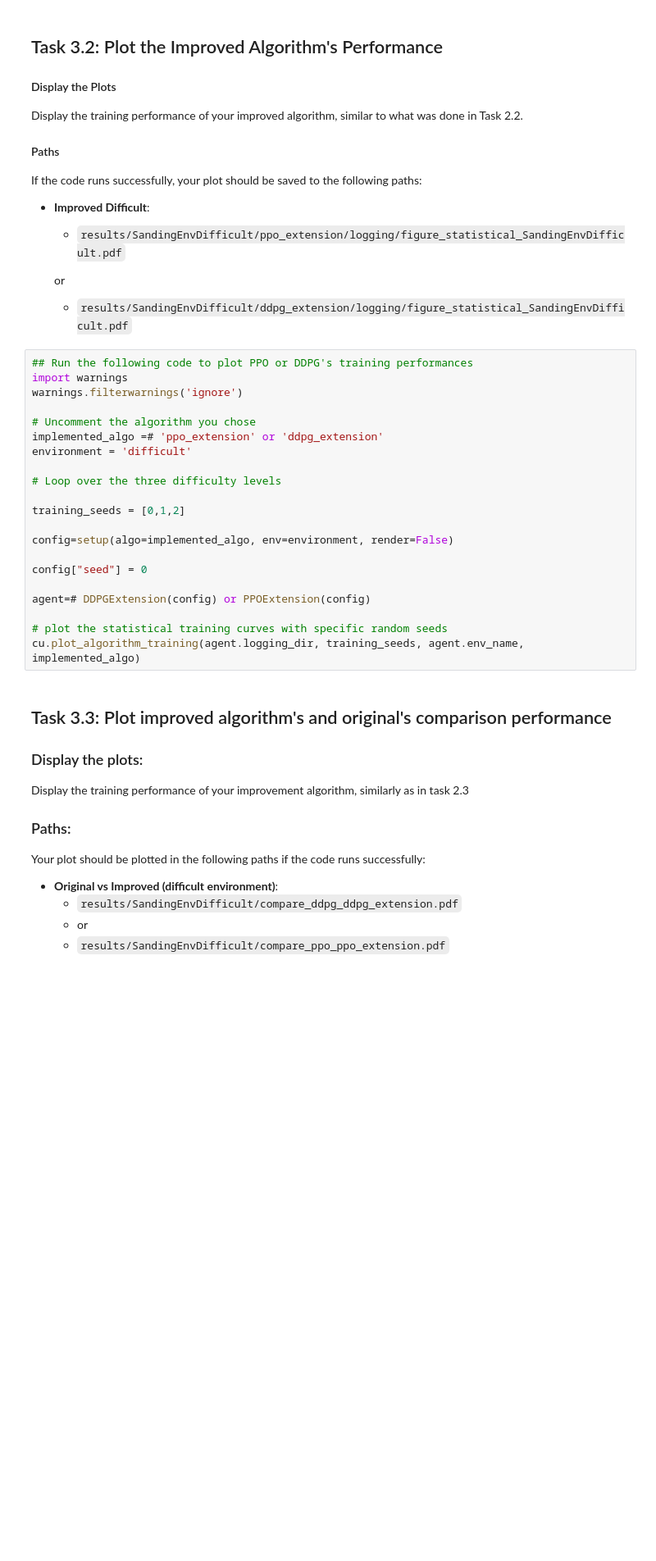
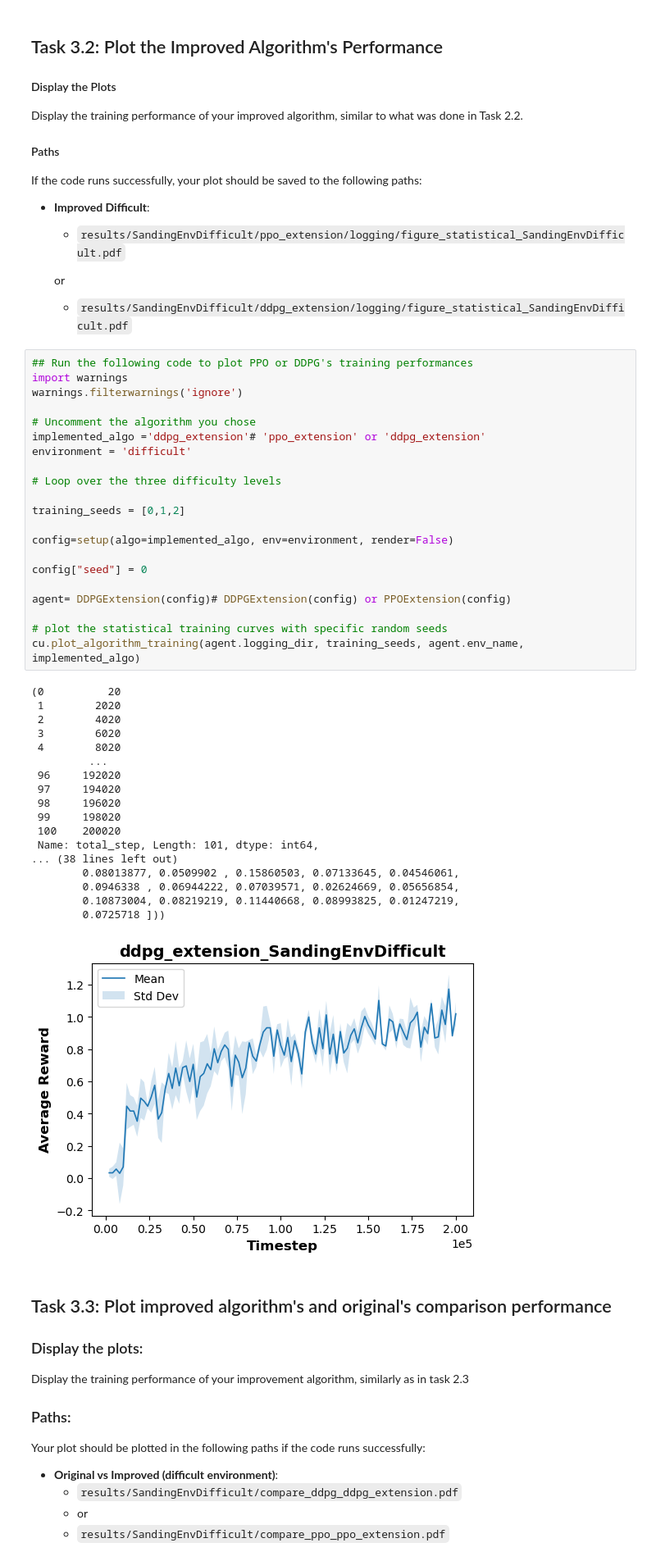
Before and after one commit to Chi-Chu319/reinforcement_learning_project, a Jupyter notebook: project.ipynb, the cells around one changed output. Shown at 82% size. Cells and saved outputs as stored; diff of their text form; blank space fills up the shorter version.

```diff
--- a/project.ipynb
+++ b/project.ipynb
@@ -1465,24 +1611,43 @@ If the code runs successfully, your plot should be saved to the following paths:
 # %%
 ## Run the following code to plot PPO or DDPG's training performances
 import warnings
 warnings.filterwarnings('ignore')
 
 # Uncomment the algorithm you chose
-implemented_algo =# 'ppo_extension' or 'ddpg_extension'
+implemented_algo ='ddpg_extension'# 'ppo_extension' or 'ddpg_extension'
 environment = 'difficult'
 
 # Loop over the three difficulty levels
 
 training_seeds = [0,1,2]
 
 config=setup(algo=implemented_algo, env=environment, render=False)
 
 config["seed"] = 0
 
-agent=# DDPGExtension(config) or PPOExtension(config)
+agent= DDPGExtension(config)# DDPGExtension(config) or PPOExtension(config)
 
 # plot the statistical training curves with specific random seeds
 cu.plot_algorithm_training(agent.logging_dir, training_seeds, agent.env_name, implemented_algo)
+# %% [output]
+(0          20
+ 1        2020
+ 2        4020
+ 3        6020
+ 4        8020
+         ...
+ 96     192020
+ 97     194020
+ 98     196020
+ 99     198020
+ 100    200020
+ Name: total_step, Length: 101, dtype: int64,
+... (38 lines left out)
+        0.08013877, 0.0509902 , 0.15860503, 0.07133645, 0.04546061,
+        0.0946338 , 0.06944222, 0.07039571, 0.02624669, 0.05656854,
+        0.10873004, 0.08219219, 0.11440668, 0.08993825, 0.01247219,
+        0.0725718 ]))
+[figure, added]
 # %% [markdown]
 ## Task 3.3: Plot improved algorithm's and original's comparison performance
 
```
Also changed, not shown: parts of 4 cells of this notebook, 36 other files.
